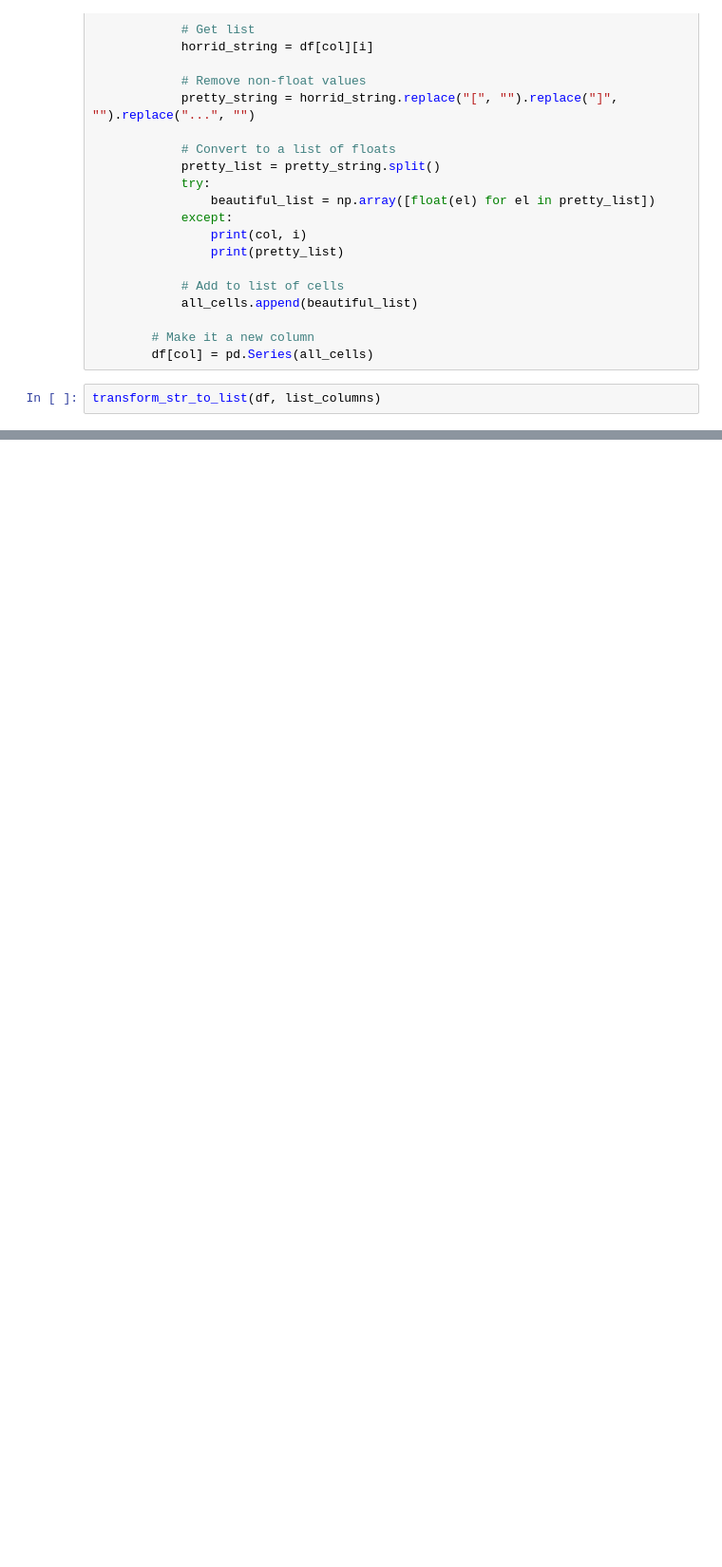
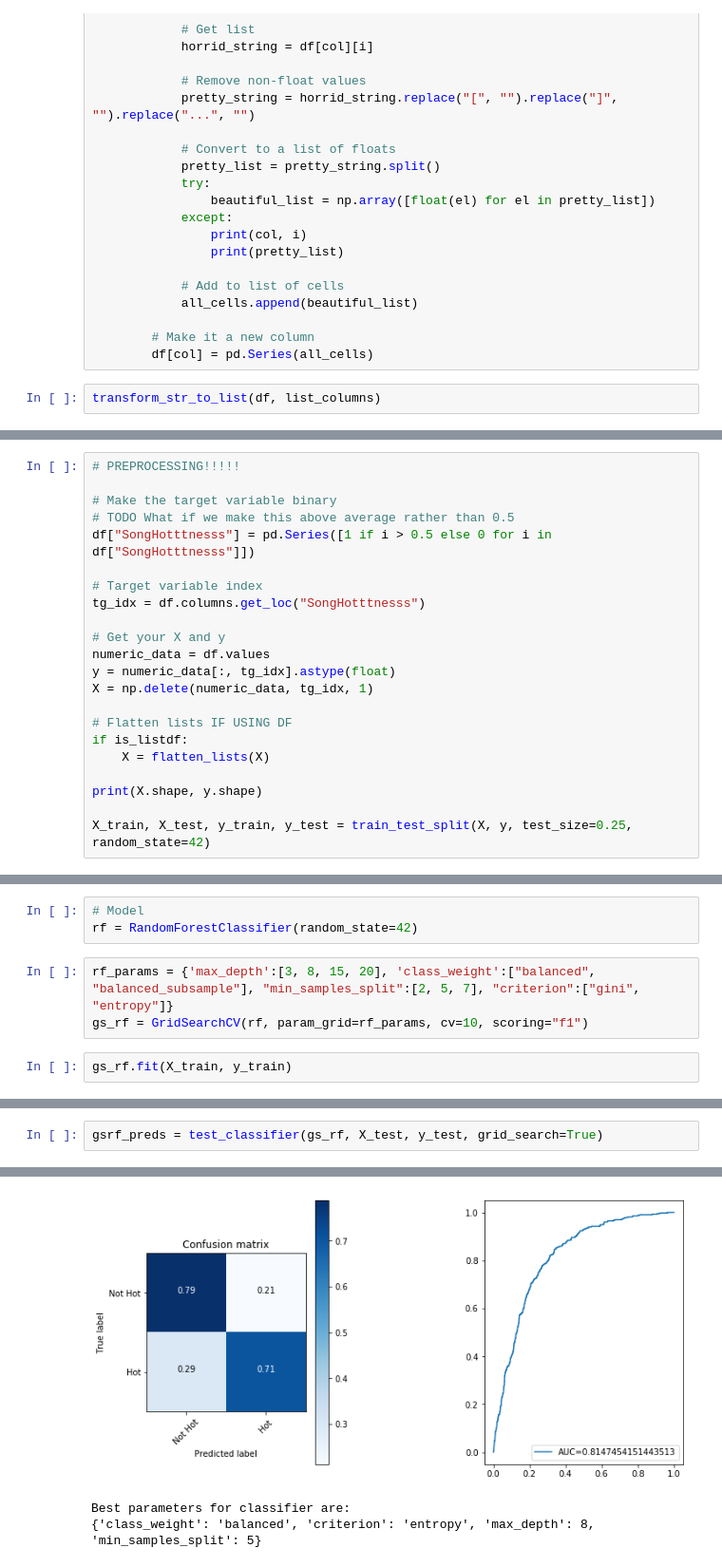
Before and after one commit to thefirebanks/SongPope, a Jupyter notebook: ensemble_learning_models.ipynb, the cells around one changed output, grey strips where cells are left out. Shown: that part at 95% size. Saved outputs shown, nothing was run; the diff lists cells and outputs as text; blank space fills up the shorter version.

Commit message:
tested 3 models

```diff
--- a/ensemble_learning_models.ipynb
+++ b/ensemble_learning_models.ipynb
@@ -125,0 +145,22 @@ X_train, X_test, y_train, y_test = train_test_split(X, y, test_size=0.33, random
+# %%
+# PREPROCESSING!!!!!
+
+# Make the target variable binary
+# TODO What if we make this above average rather than 0.5
+df["SongHotttnesss"] = pd.Series([1 if i > 0.5 else 0 for i in df["SongHotttnesss"]])
+
+# Target variable index
+tg_idx = df.columns.get_loc("SongHotttnesss")
+
+# Get your X and y
+numeric_data = df.values
+y = numeric_data[:, tg_idx].astype(float)
+X = np.delete(numeric_data, tg_idx, 1)
+
+# Flatten lists IF USING DF
+if is_listdf:
+    X = flatten_lists(X)
+
+print(X.shape, y.shape)
+
+X_train, X_test, y_train, y_test = train_test_split(X, y, test_size=0.25, random_state=42)
@@ -125,0 +256,8 @@ X_train, X_test, y_train, y_test = train_test_split(X, y, test_size=0.33, random
+# %%
+# Model
+rf = RandomForestClassifier(random_state=42)
+# %%
+rf_params = {'max_depth':[3, 8, 15, 20], 'class_weight':["balanced", "balanced_subsample"], "min_samples_split":[2, 5, 7], "criterion":["gini", "entropy"]}
+gs_rf = GridSearchCV(rf, param_grid=rf_params, cv=10, scoring="f1")
+# %%
+gs_rf.fit(X_train, y_train)
@@ -125,0 +276,3 @@ X_train, X_test, y_train, y_test = train_test_split(X, y, test_size=0.33, random
+# %%
+gsrf_preds = test_classifier(gs_rf, X_test, y_test, grid_search=True)
+# %% [output]
@@ -125,0 +296,3 @@ X_train, X_test, y_train, y_test = train_test_split(X, y, test_size=0.33, random
+[figure, added]
+Best parameters for classifier are:
+{'class_weight': 'balanced', 'criterion': 'entropy', 'max_depth': 8, 'min_samples_split': 5}
```
Also changed, not shown: parts of 40 cells of this notebook.
